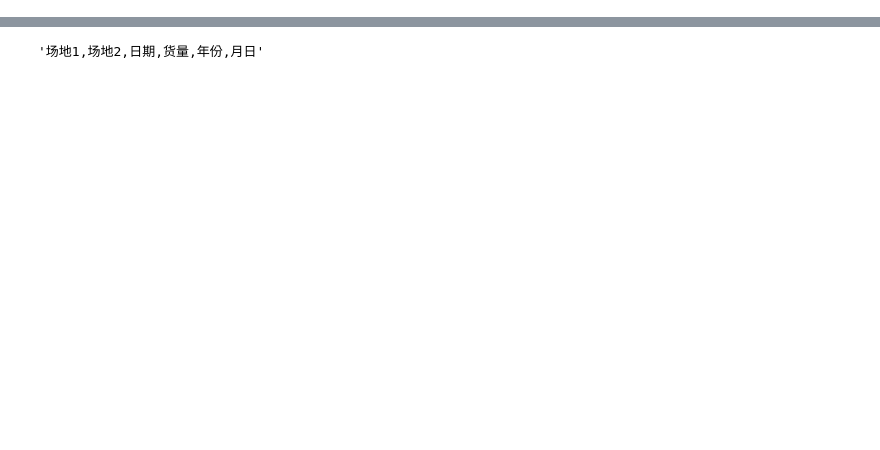
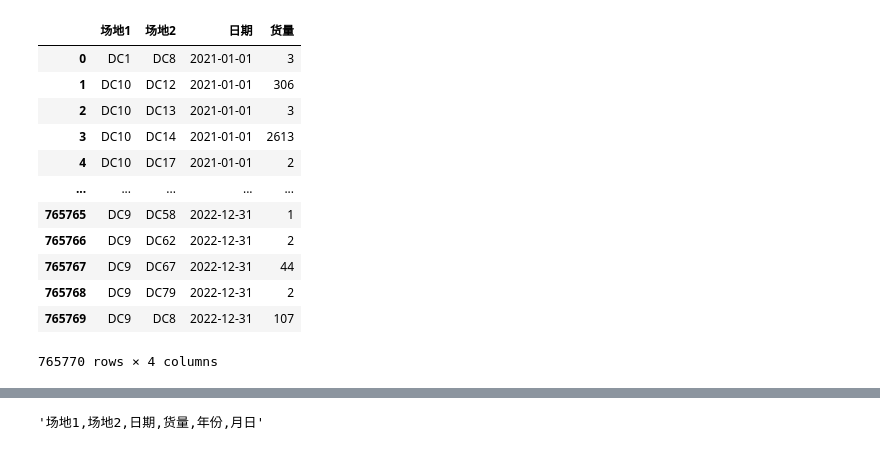
Before and after one commit to james-curtis/2023MathorCup-C, a Jupyter notebook: preprocess/数据分析.ipynb, the cells around one changed output, grey strips where cells are left out. Saved outputs shown, nothing was run; the diff lists cells and outputs as text; code cells hidden in the pictures; blank space fills up the shorter version.

```diff
--- a/preprocess/数据分析.ipynb
+++ b/preprocess/数据分析.ipynb
@@ -28,3 +29,21 @@ df
+# %%
+# 宽表转长表
+df = pd.melt(df, id_vars=['场地1', '场地2'], var_name='日期', value_name='货量')
+df
+# %% [output]
+|  | 场地1 | 场地2 | 日期 | 货量 |
+| 0 | DC1 | DC8 | 2021-01-01 | 3 |
+| 1 | DC10 | DC12 | 2021-01-01 | 306 |
+| 2 | DC10 | DC13 | 2021-01-01 | 3 |
+| 3 | DC10 | DC14 | 2021-01-01 | 2613 |
+| 4 | DC10 | DC17 | 2021-01-01 | 2 |
+| ... | ... | ... | ... | ... |
+| 765765 | DC9 | DC58 | 2022-12-31 | 1 |
+| 765766 | DC9 | DC62 | 2022-12-31 | 2 |
+| 765767 | DC9 | DC67 | 2022-12-31 | 44 |
+| 765768 | DC9 | DC79 | 2022-12-31 | 2 |
+| 765769 | DC9 | DC8 | 2022-12-31 | 107 |
+765770 rows × 4 columns
 # %%
 # 添加年份列
 ddf = df.copy()
```
Also changed, not shown: parts of 4 cells of this notebook, 5 other files.
